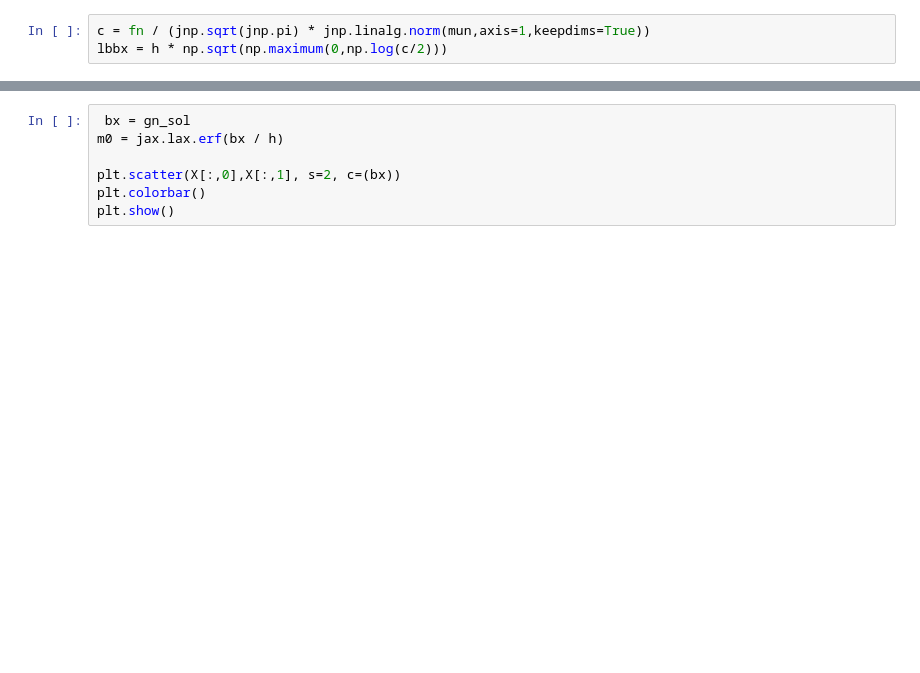
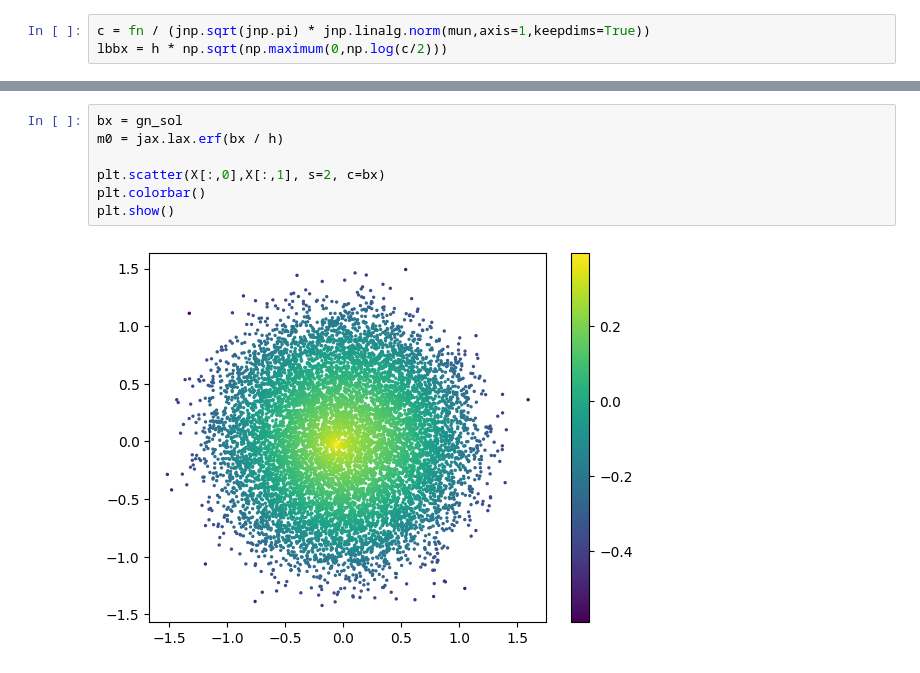
Before and after one commit to choltz95/density-estimation, a Jupyter notebook: DS_manifold_with_boundary.ipynb, the cells around one changed output, grey strips where cells are left out. Cells and saved outputs as stored; diff of their text form; blank space fills up the shorter version.

```diff
--- a/DS_manifold_with_boundary.ipynb
+++ b/DS_manifold_with_boundary.ipynb
@@ -161,7 +166,9 @@ NameError: ignored
 # %%
- bx = gn_sol
+bx = gn_sol
 m0 = jax.lax.erf(bx / h)
 
-plt.scatter(X[:,0],X[:,1], s=2, c=(bx))
+plt.scatter(X[:,0],X[:,1], s=2, c=bx)
 plt.colorbar()
 plt.show()
+# %% [output]
+[figure, added]
```
Also changed, not shown: parts of 9 cells of this notebook.
